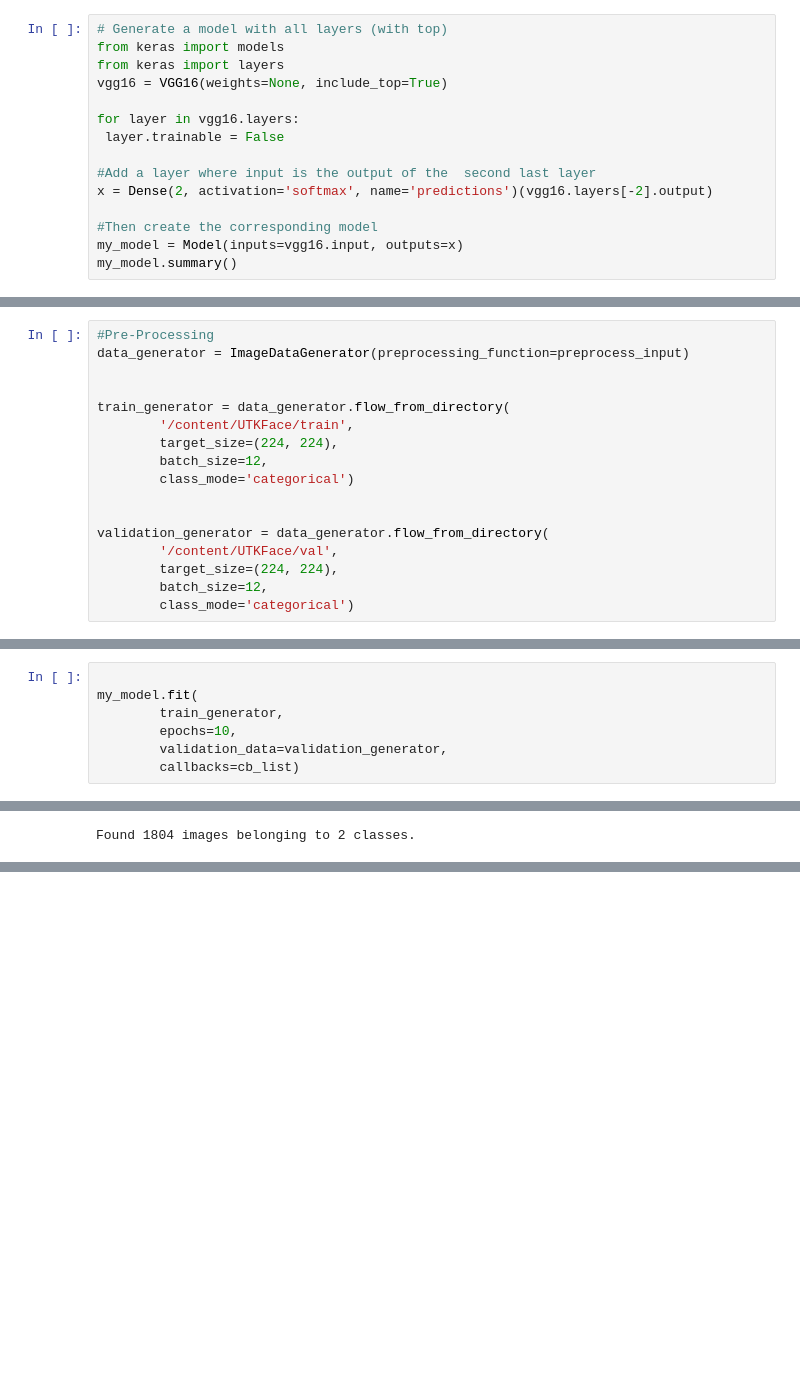
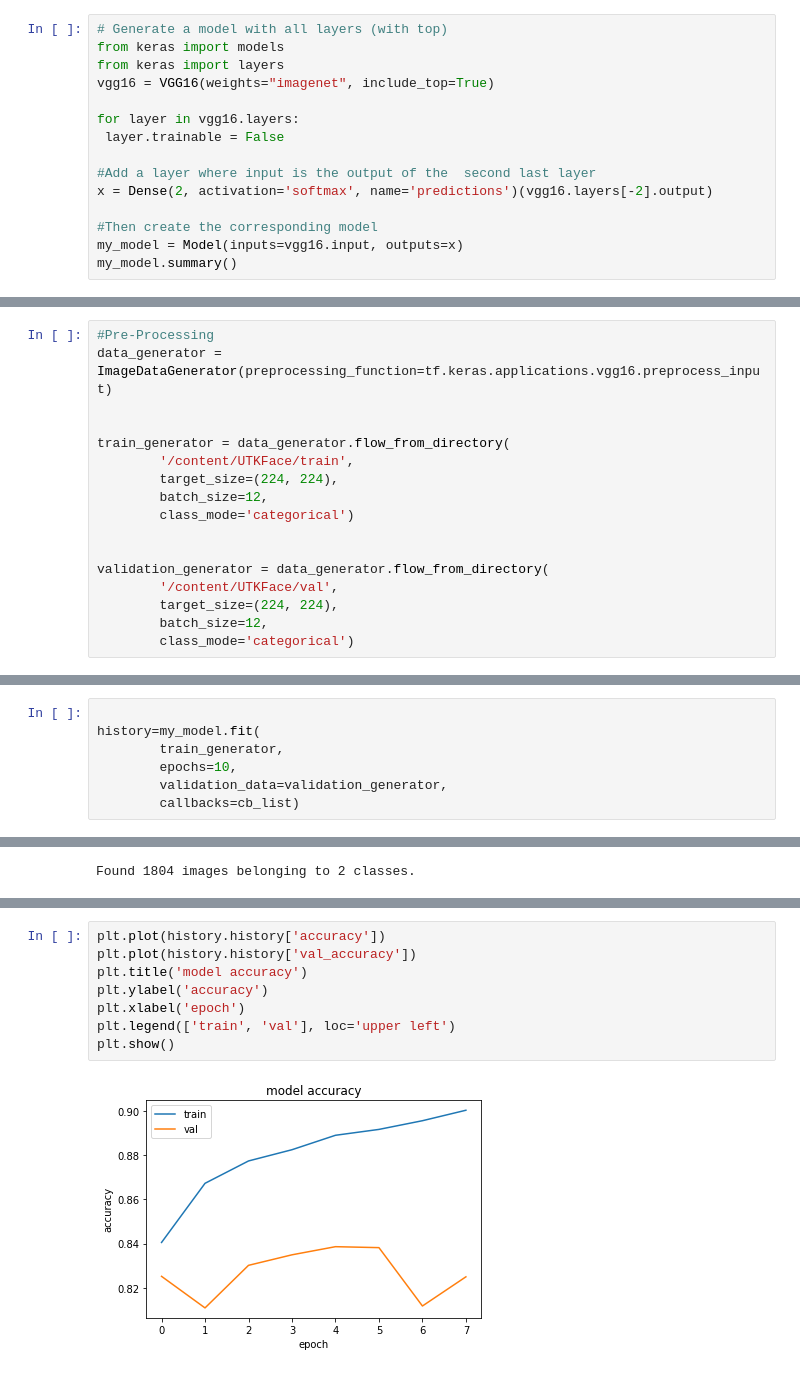
Before and after one commit to anvit1618/Gender_classification_VGG-16, a Jupyter notebook: Vgg_16.ipynb, the cells around one changed output, grey strips where cells are left out. Drawn from its saved outputs; the diff is of its cells as text; blank space fills up the shorter version.

```diff
--- a/Vgg_16.ipynb
+++ b/Vgg_16.ipynb
@@ -92,7 +92,7 @@ num_classes=2
 # Generate a model with all layers (with top)
 from keras import models
 from keras import layers
-vgg16 = VGG16(weights=None, include_top=True)
+vgg16 = VGG16(weights="imagenet", include_top=True)
 
 for layer in vgg16.layers:
  layer.trainable = False
@@ -154,7 +154,7 @@ mc= ModelCheckpoint('/content/optimal.h5', monitor='val_accuracy', mode='auto',
 cb_list=[es,mc]
 # %%
 #Pre-Processing
-data_generator = ImageDataGenerator(preprocessing_function=preprocess_input)
+data_generator = ImageDataGenerator(preprocessing_function=tf.keras.applications.vgg16.preprocess_input)
 
 
 train_generator = data_generator.flow_from_directory(
@@ -174,7 +174,7 @@ Found 17287 images belonging to 2 classes.
 Found 4616 images belonging to 2 classes.
 # %%
 
-my_model.fit(
+history=my_model.fit(
         train_generator,
         epochs=10,
         validation_data=validation_generator,
@@ -223,0 +223,10 @@ results
+# %%
+plt.plot(history.history['accuracy'])
+plt.plot(history.history['val_accuracy'])
+plt.title('model accuracy')
+plt.ylabel('accuracy')
+plt.xlabel('epoch')
+plt.legend(['train', 'val'], loc='upper left')
+plt.show()
+# %% [output]
+[figure, added]
```
Also changed, not shown: parts of 6 cells of this notebook.
